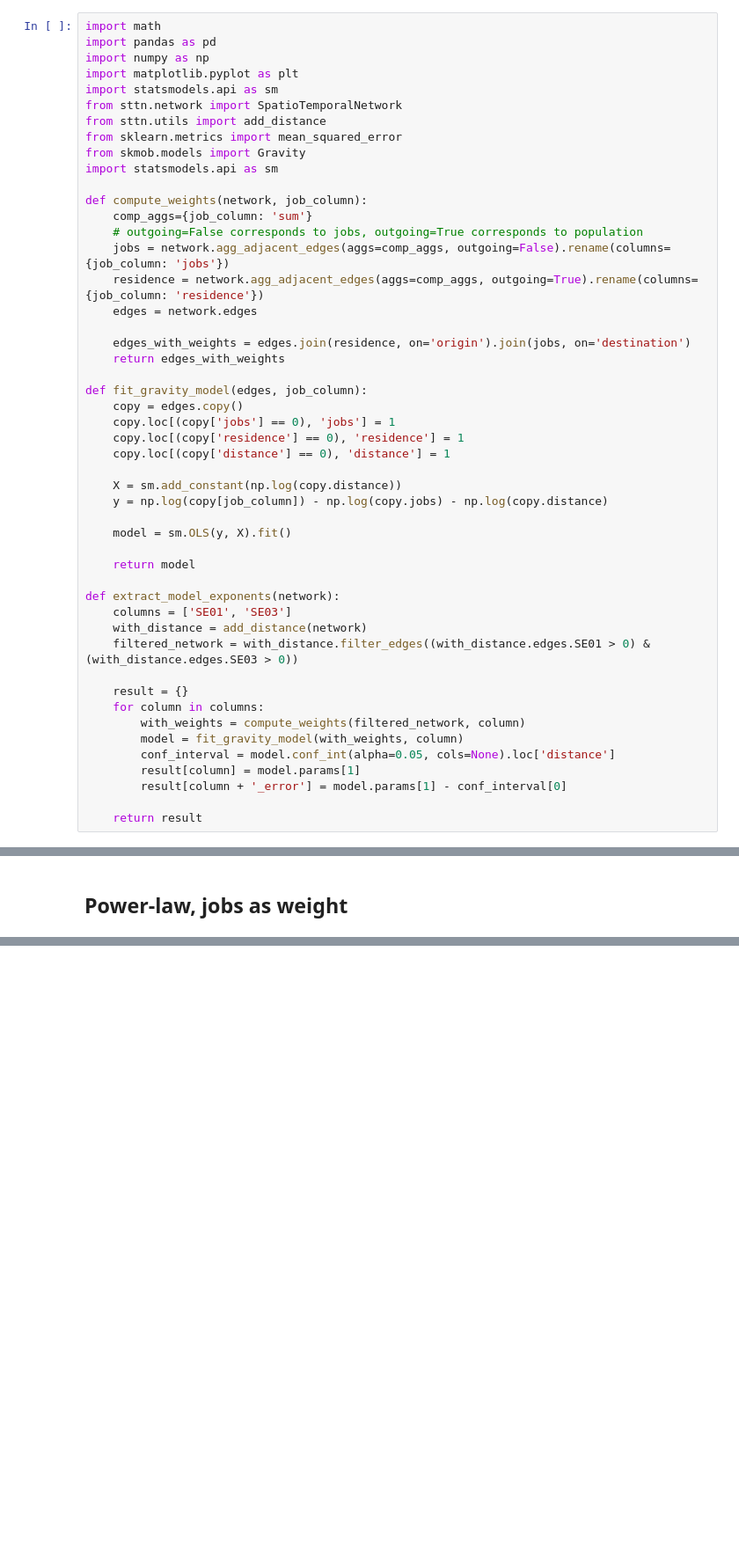
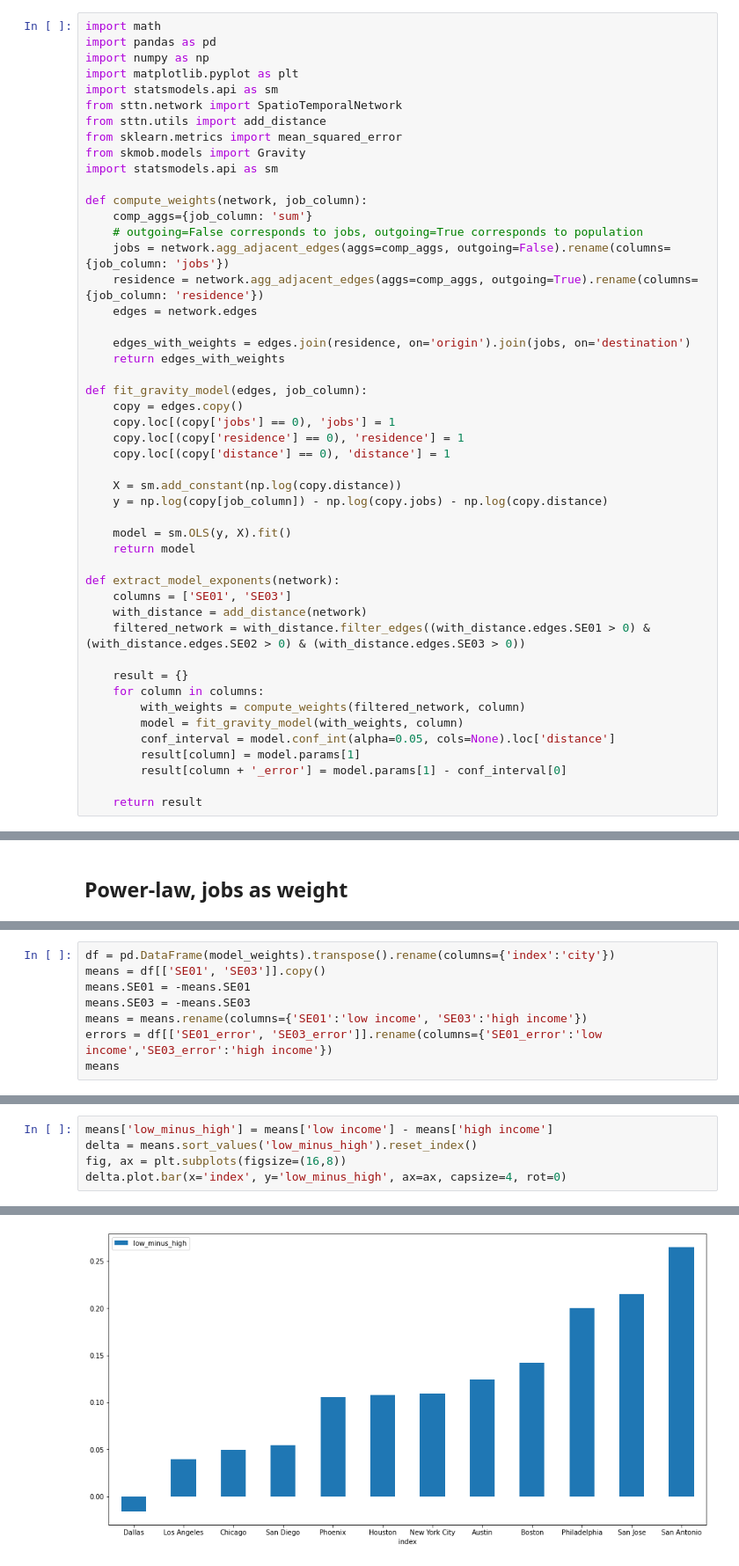
Before and after one commit to yuribogomolov/sttn, a Jupyter notebook: notebooks/YSC 2021.ipynb, the cells around one changed output, grey strips where cells are left out. Shown at 88% size. Drawn from its saved outputs; the diff is of its cells as text; blank space fills up the shorter version.

```diff
--- a/notebooks/YSC 2021.ipynb
+++ b/notebooks/YSC 2021.ipynb
@@ -52,13 +46,12 @@ def fit_gravity_model(edges, job_column):
     y = np.log(copy[job_column]) - np.log(copy.jobs) - np.log(copy.distance)
 
     model = sm.OLS(y, X).fit()
-
     return model
 
 def extract_model_exponents(network):
     columns = ['SE01', 'SE03']
     with_distance = add_distance(network)
-    filtered_network = with_distance.filter_edges((with_distance.edges.SE01 > 0) & (with_distance.edges.SE03 > 0))
+    filtered_network = with_distance.filter_edges((with_distance.edges.SE01 > 0) & (with_distance.edges.SE02 > 0) & (with_distance.edges.SE03 > 0))
 
     result = {}
     for column in columns:
@@ -172,0 +139,8 @@ plt.show()
+# %%
+df = pd.DataFrame(model_weights).transpose().rename(columns={'index':'city'})
+means = df[['SE01', 'SE03']].copy()
+means.SE01 = -means.SE01
+means.SE03 = -means.SE03
+means = means.rename(columns={'SE01':'low income', 'SE03':'high income'})
+errors = df[['SE01_error', 'SE03_error']].rename(columns={'SE01_error':'low income','SE03_error':'high income'})
+means
@@ -172,0 +166,6 @@ plt.show()
+# %%
+means['low_minus_high'] = means['low income'] - means['high income']
+delta = means.sort_values('low_minus_high').reset_index()
+fig, ax = plt.subplots(figsize=(16,8))
+delta.plot.bar(x='index', y='low_minus_high', ax=ax, capsize=4, rot=0)
+# %% [output]
@@ -172,0 +173 @@ plt.show()
+[figure, added]
```
Also changed, not shown: parts of 6 cells of this notebook.
